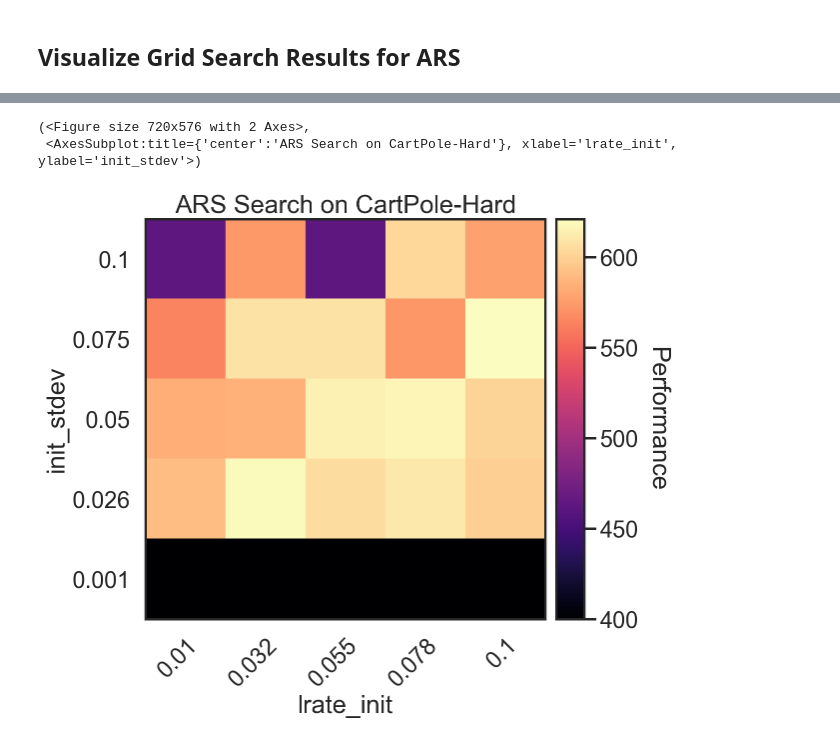
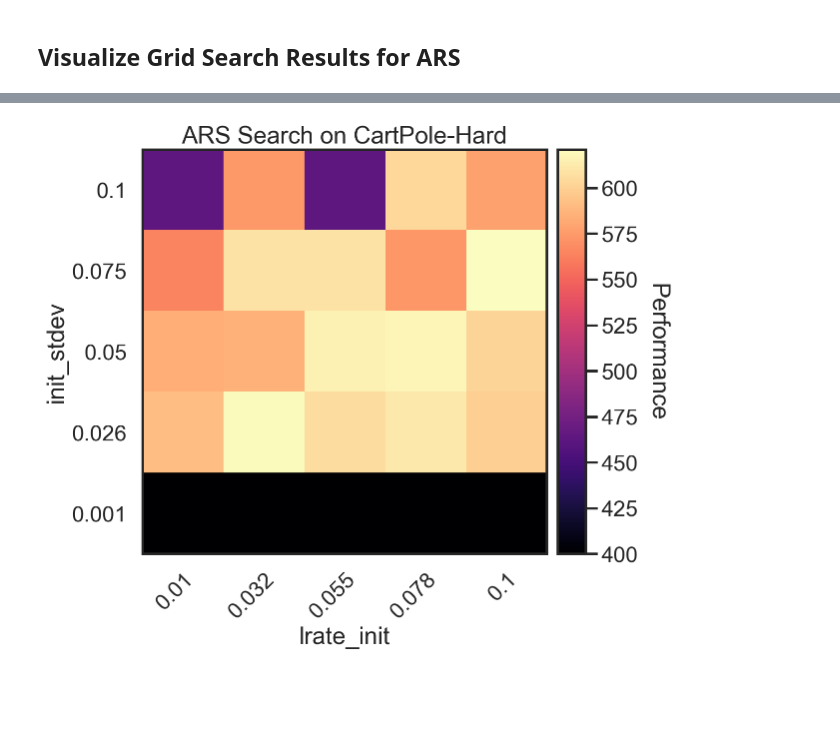
Before and after one commit to RobertTLange/evojax-benchmarks, a Jupyter notebook: viz_grid.ipynb, the cells around one changed output, grey strips where cells are left out. Drawn from its saved outputs; the diff is of its cells as text; code cells hidden in the pictures; blank space fills up the shorter version.

Commit message:
Add visualizations

```diff
--- a/viz_grid.ipynb
+++ b/viz_grid.ipynb
@@ -25,15 +24,14 @@ visualize_2D_grid(
 # %%
 df = load_search_log("log/ARS/cartpole_hard/search_log.yaml")
 
 visualize_2D_grid(
     df,
     params_to_plot=['es_config/init_stdev',
                     'es_config/optimizer_config/lrate_init'],
     plot_title="ARS Search on CartPole-Hard",
     xy_labels=["lrate_init", "init_stdev"],
     round_ticks=3,
-    min_heat = 400)
+    min_heat = 400,
+    fname="figures/ARS/cartpole_hard.png")
 # %% [output]
-(<Figure size 720x576 with 2 Axes>,
- <AxesSubplot:title={'center':'ARS Search on CartPole-Hard'}, xlabel='lrate_init', ylabel='init_stdev'>)
-[figure, old version]
+[figure, new version]
```
Also changed, not shown: parts of 2 cells of this notebook, 55 other files.
